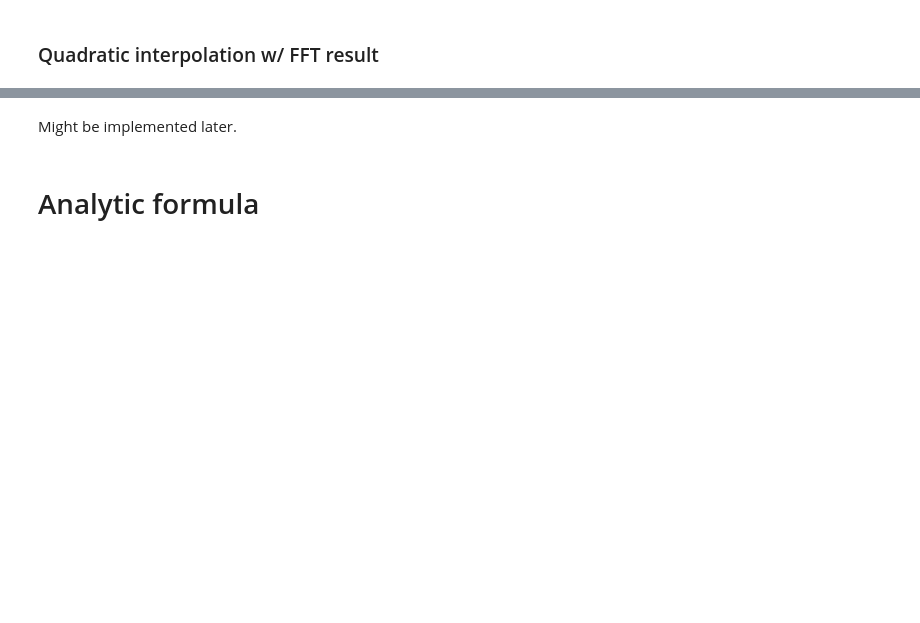
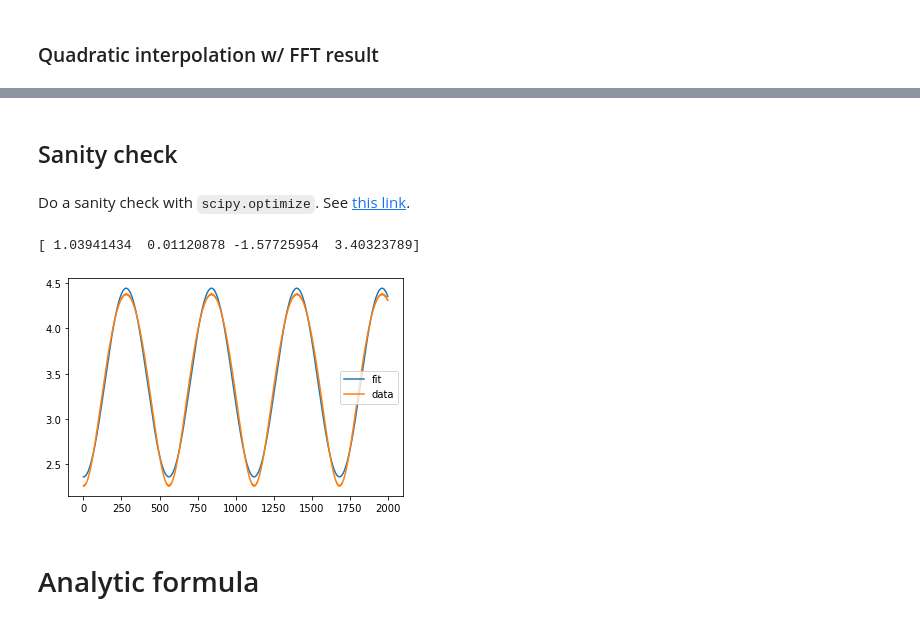
Before and after one commit to Jupiter1994/inc-dynamics, a Jupyter notebook: two_planet/two_planet.ipynb, the cells around one changed output, grey strips where cells are left out. Cells and saved outputs as stored; diff of their text form; code cells hidden in the pictures; blank space fills up the shorter version.

Commit message:
FFT amp sanity check

```diff
--- a/two_planet/two_planet.ipynb
+++ b/two_planet/two_planet.ipynb
@@ -290,2 +213,0 @@ Planet C amplitude (w/ interp): 0.799 deg
-# %% [markdown]
-Might be implemented later.
@@ -292,3 +276,24 @@ Might be implemented later.
+# %% [markdown]
+## Sanity check
+# %% [markdown]
+Do a sanity check with `scipy.optimize`. See [this link](https://scipy-lectures.org/intro/scipy/auto_examples/plot_curve_fit.html).
+# %%
+def test_func(x, a, b, c, d):
+    return a * np.sin(b * x + c) + d
+
+guess = [2, .011, -1.57, 3.25]
+params, params_covariance = optimize.curve_fit(test_func, times, b_incs_deg,
+                                               p0=guess)
+print(params)
+
+a, b, c, d = params
+plt.plot(times, test_func(times, a, b, c, d), label='fit')
+plt.plot(times, b_incs_deg, label='data')
+plt.legend()
+plt.show()
+# %% [output]
+[ 1.03941434  0.01120878 -1.57725954  3.40323789]
+[figure, added]
 # %% [markdown]
 # Analytic formula
 # %% [markdown]
```
Also changed, not shown: parts of 3 cells of this notebook.
